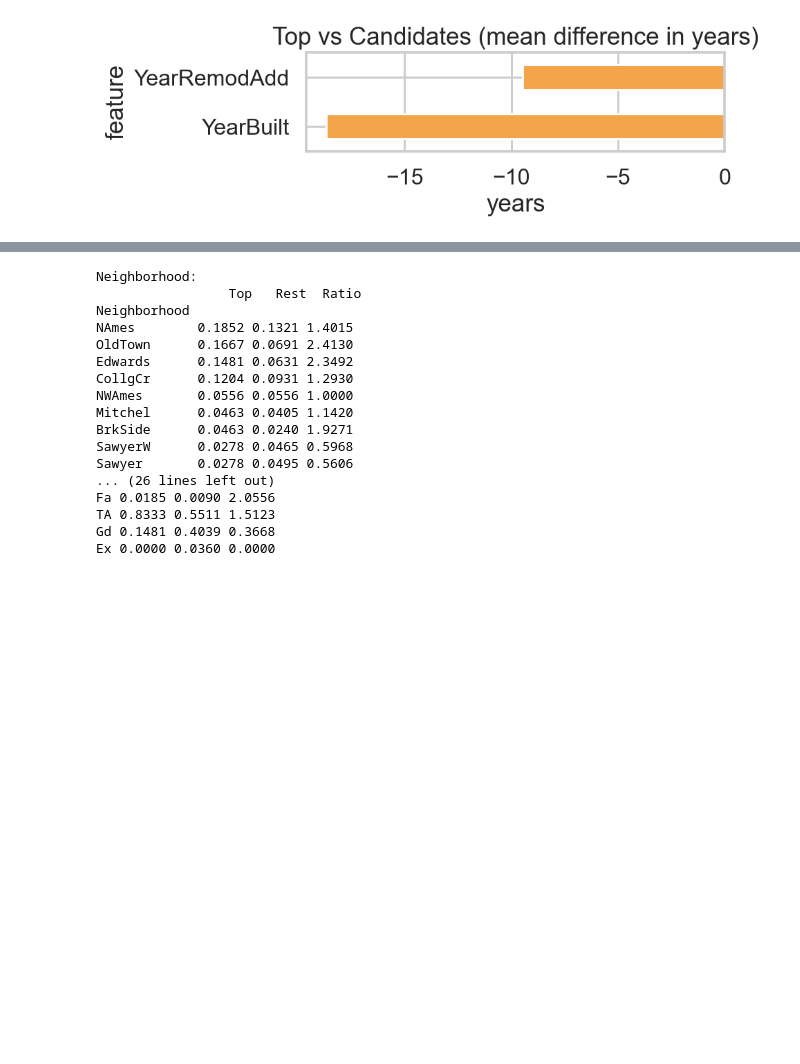
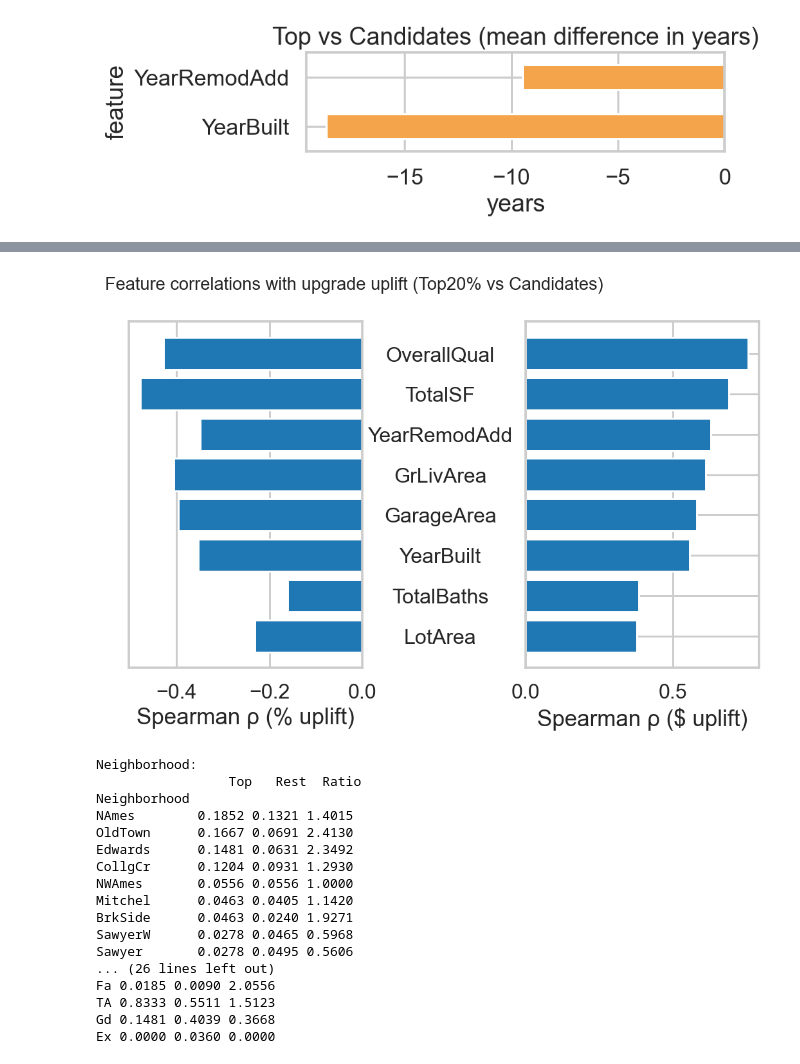
Before and after one commit to asilbert/MLProject, a Jupyter notebook: MLProject_V4.ipynb, the cells around one changed output, grey strips where cells are left out. Cells and saved outputs as stored; diff of their text form; code cells hidden in the pictures; blank space fills up the shorter version.

```diff
--- a/MLProject_V4.ipynb
+++ b/MLProject_V4.ipynb
@@ -1852,3 +1912,28 @@ plot_numeric_diffs(tbl_top_vs_candidates)
+# %%
+rho_merge = pd.merge(rho_top_dollars, rho_top_pct, on='feature')
+df = rho_merge.dropna(subset=["rho_x"]).copy().sort_values("rho_x")
+
+fig, (ax1, ax2) = plt.subplots(nrows=1, ncols=2, figsize=(10,5), dpi=140)
+fig.subplots_adjust(wspace=0.7, left=0.25, right=0.95)
+
+# Left: % uplift
+ax1.barh(df["feature"], df["rho_y"].values)
+ax1.set_xlabel("Spearman ρ (% uplift)")
+ax1.set_yticks([])
+
+# Right: $ uplift
+ax2.barh(df["feature"], df["rho_x"].values)
+ax2.set_xlabel("Spearman ρ ($ uplift)")
+
+# Move y tick labels further left into the figure
+for label in ax2.get_yticklabels():
+    label.set_horizontalalignment("center")
+    label.set_x(-0.3)   # shift left; adjust until it looks right
+
+fig.suptitle("Feature correlations with upgrade uplift (Top20% vs Candidates)", fontsize=14)
+plt.show()
+# %% [output]
+[figure, added]
 # %%
 def categorical_compare_table(
     X: pd.DataFrame,
```
Also changed, not shown: parts of 11 cells of this notebook.
